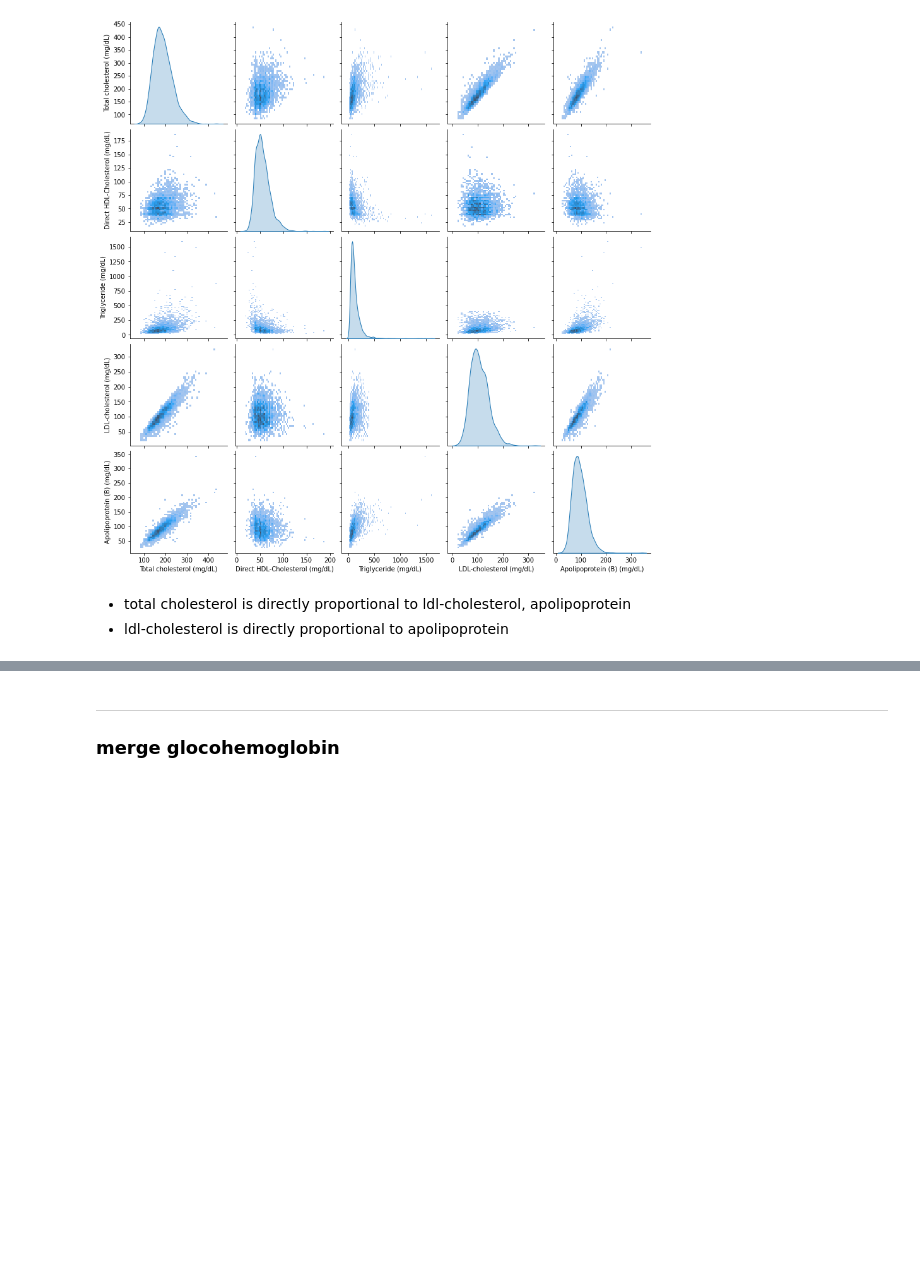
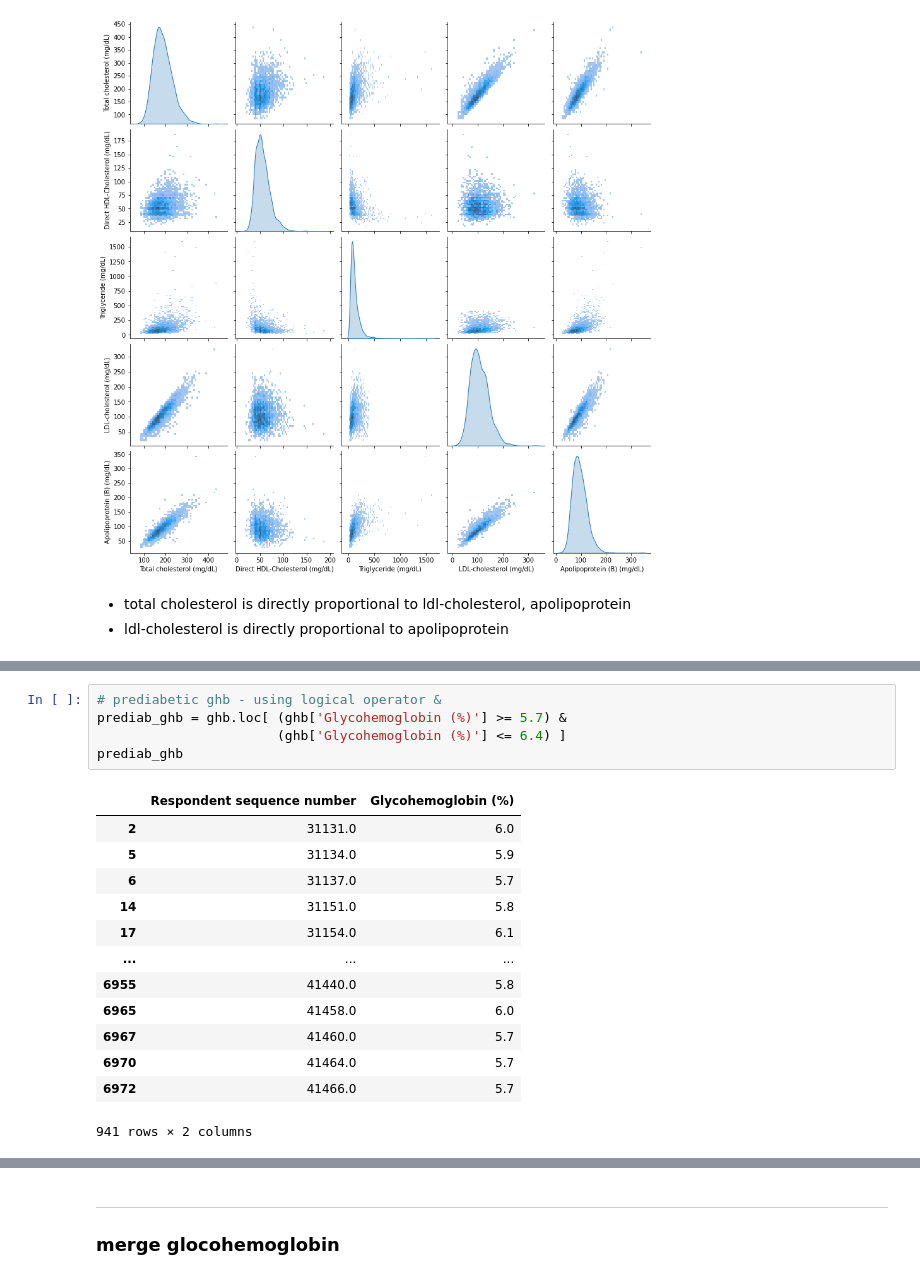
Before and after one commit to amyylin1/NHANES_Dietary_Data, a Jupyter notebook: exam_data.ipynb, the cells around one changed output, grey strips where cells are left out. Cells and saved outputs as stored; diff of their text form; blank space fills up the shorter version.

```diff
--- a/exam_data.ipynb
+++ b/exam_data.ipynb
@@ -340,0 +359,19 @@ sns.histplot(ghg['Glycohemoglobin (%)'],
+# %%
+# prediabetic ghb - using logical operator &
+prediab_ghb = ghb.loc[ (ghb['Glycohemoglobin (%)'] >= 5.7) &
+                       (ghb['Glycohemoglobin (%)'] <= 6.4) ]
+prediab_ghb
+# %% [output]
+|  | Respondent sequence number | Glycohemoglobin (%) |
+| 2 | 31131.0 | 6.0 |
+| 5 | 31134.0 | 5.9 |
+| 6 | 31137.0 | 5.7 |
+| 14 | 31151.0 | 5.8 |
+| 17 | 31154.0 | 6.1 |
+| ... | ... | ... |
+| 6955 | 41440.0 | 5.8 |
+| 6965 | 41458.0 | 6.0 |
+| 6967 | 41460.0 | 5.7 |
+| 6970 | 41464.0 | 5.7 |
+| 6972 | 41466.0 | 5.7 |
+941 rows × 2 columns
```
Also changed, not shown: parts of 9 cells of this notebook.
